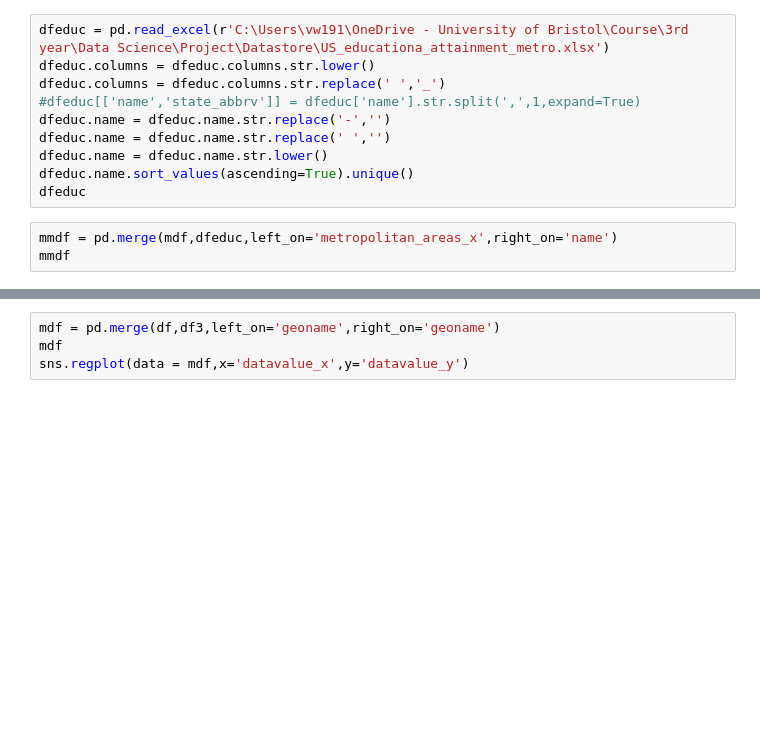
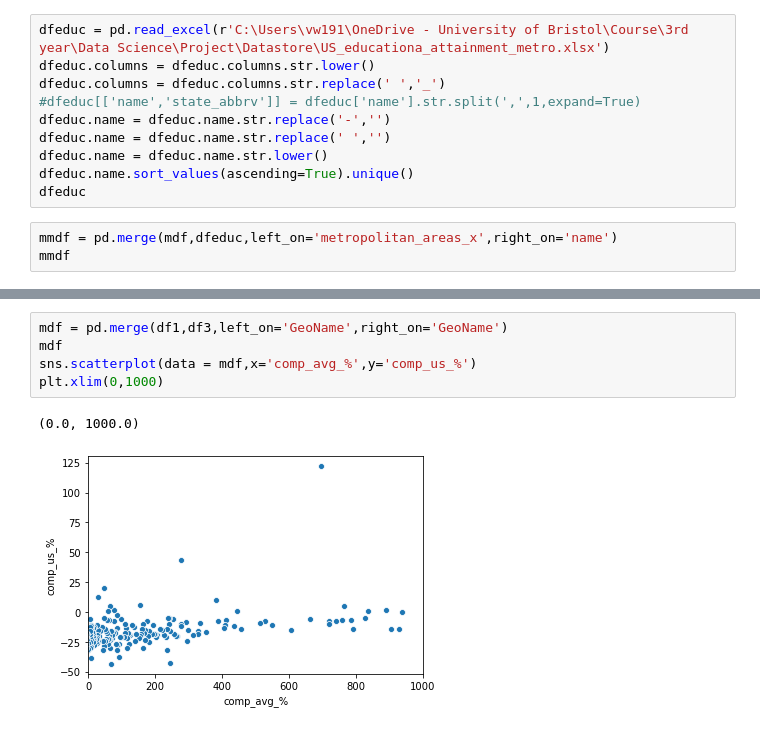
Before and after one commit to 107SBakst/107SBakst.github.io, a Jupyter notebook: Python/project_oecd4.ipynb, the cells around one changed output, grey strips where cells are left out. Cells and saved outputs as stored; diff of their text form; blank space fills up the shorter version.

```diff
--- a/Python/project_oecd4.ipynb
+++ b/Python/project_oecd4.ipynb
@@ -187,4 +207,8 @@ sns.barplot(data=df3,x='GeoName',y='comp_us_%')
 # %%
-mdf = pd.merge(df,df3,left_on='geoname',right_on='geoname')
+mdf = pd.merge(df1,df3,left_on='GeoName',right_on='GeoName')
 mdf
-sns.regplot(data = mdf,x='datavalue_x',y='datavalue_y')
+sns.scatterplot(data = mdf,x='comp_avg_%',y='comp_us_%')
+plt.xlim(0,1000)
+# %% [output]
+(0.0, 1000.0)
+[figure, added]
```
Also changed, not shown: parts of 5 cells of this notebook, 1 other file.
